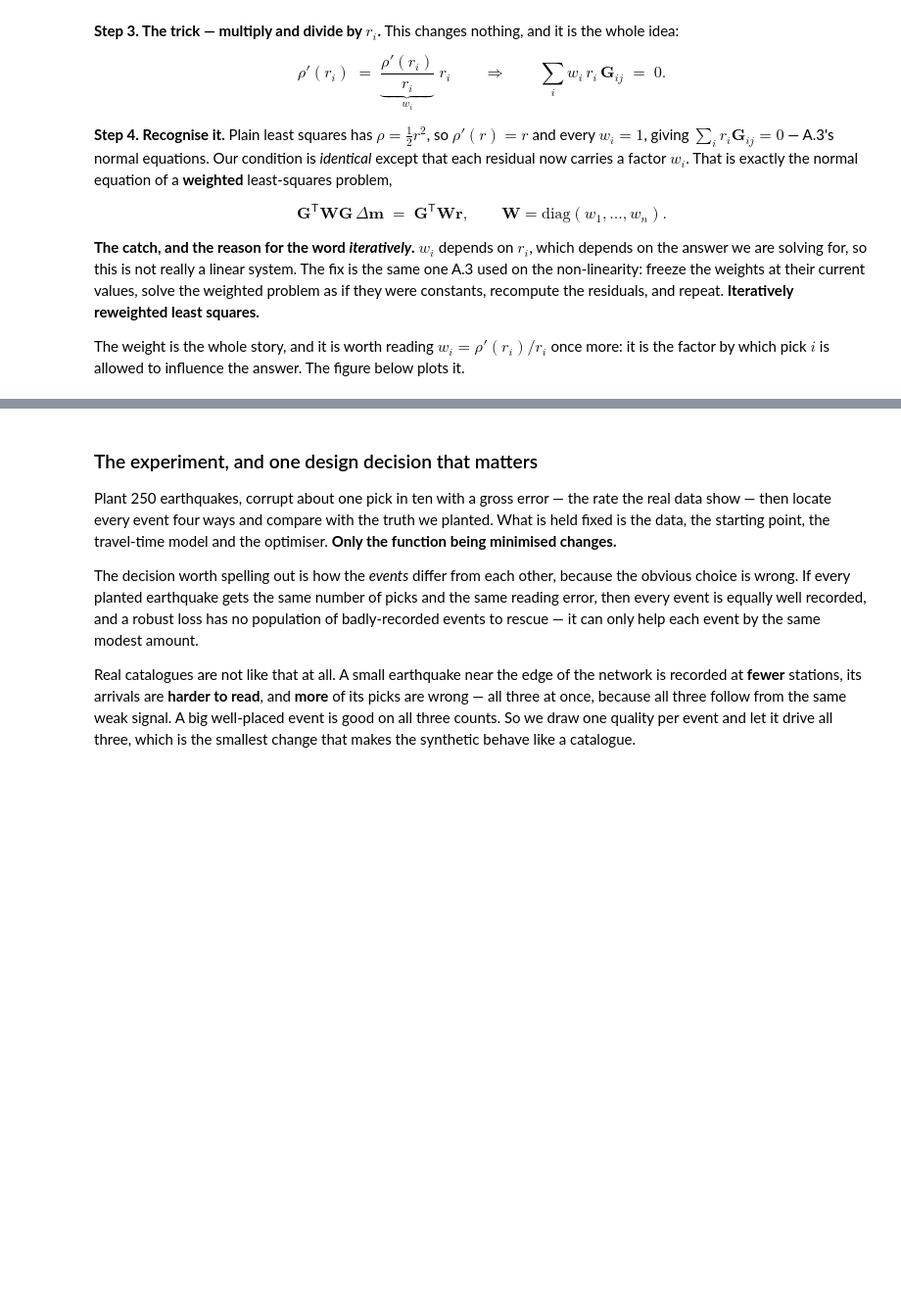
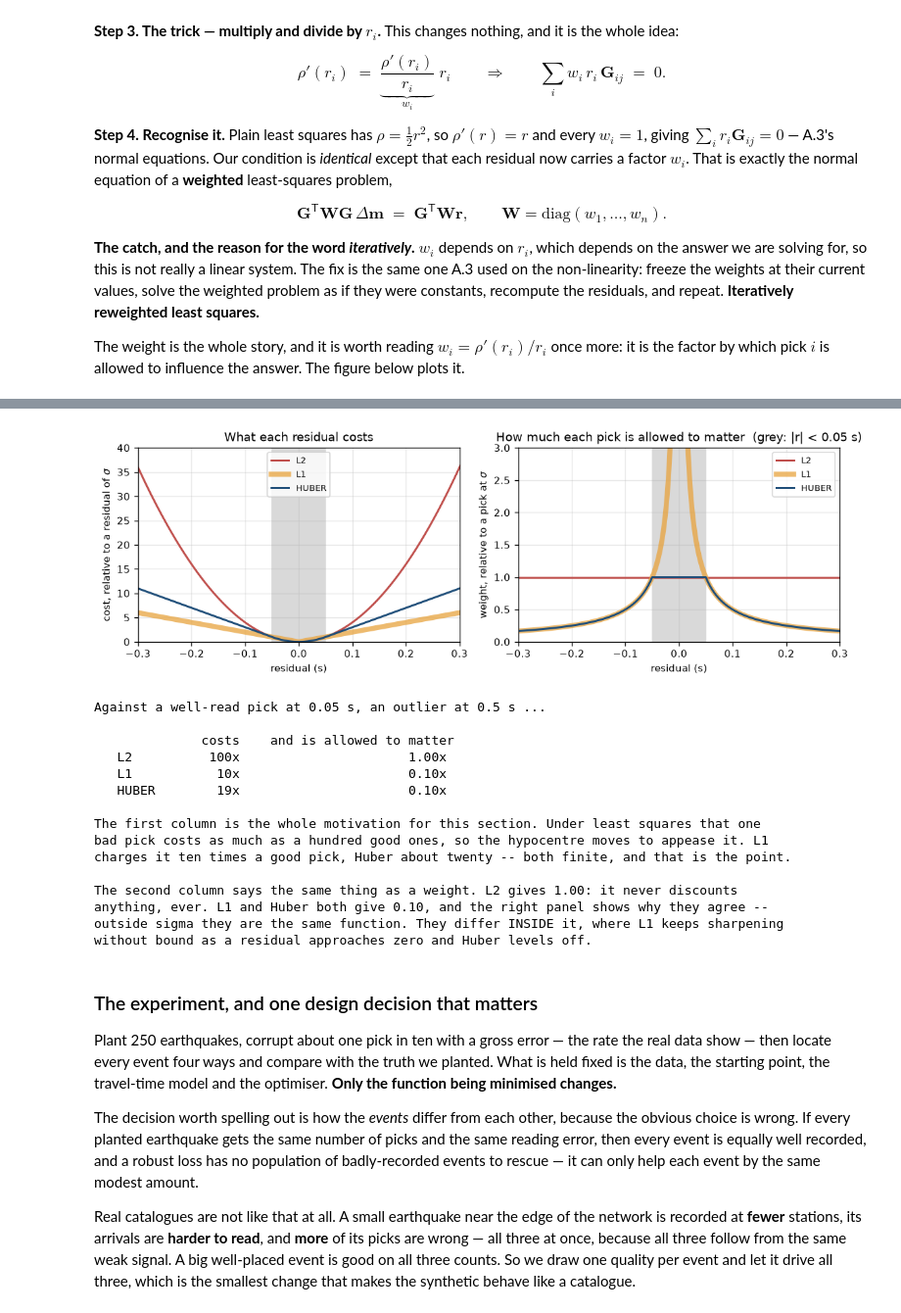
Before and after one commit to AI4EPS/EPS207_Observational_Seismology, a Jupyter notebook: docs/notebooks/02a_location_method.ipynb, the cells around one changed output, grey strips where cells are left out. Shown at 98% size. Drawn from its saved outputs; the diff is of its cells as text; code cells hidden in the pictures; blank space fills up the shorter version.

Commit message:
Session 2 Part A: rebuild with the corrected loss figure

```diff
--- a/docs/notebooks/02a_location_method.ipynb
+++ b/docs/notebooks/02a_location_method.ipynb
@@ -1176,3 +1137,71 @@ L1 and Huber agree outside sigma; they differ INSIDE it, where L1 keeps sharpeni
+# %%
+r = np.linspace(-0.6, 0.6, 601)
+# Huber's one free parameter: the residual at which a pick stops being "normal" and starts being
+# an outlier. The rule of thumb is one to two times the reading error, and the sweep at the end
+# of A.7 checks it. Our planted picks are read to about 0.03 s, so:
+SIGMA = 0.05
+# A penalty and an IRLS weight are both defined only up to an overall constant: multiplying
+# every pick's cost by the same factor moves nothing. Comparing the raw curves is therefore
+# meaningless -- and worse, misleading, because the arbitrary constants differ per loss. So each
+# curve is divided by its own value at |r| = sigma. All three then pass through the same point
+# and the comparison is about SHAPE, which is the only thing that actually differs.
+fig, ax = plt.subplots(1, 2, figsize=(9.6, 3.3))
+# L1 is drawn as a wide translucent band because outside sigma it and Huber are the SAME
+# function: a single-width line would put one exactly on top of the other and one of them would
+# simply be invisible. The band makes the agreement, and where it ends, something you can see.
+for kind, c, lw, al in (("l2", "#c0504d", 1.8, 1.0), ("l1", "#e8a33d", 4.5, 0.75),
+                        ("huber", "#1f4e79", 1.8, 1.0)):
+    rho_s = float(gl.rho(np.array([SIGMA]), kind, SIGMA)[0])
+    w_s = float(gl.weights(np.array([SIGMA]), kind, SIGMA)[0])
+    ax[0].plot(r, gl.rho(r, kind, SIGMA) / rho_s, c=c, lw=lw, alpha=al, label=kind.upper())
+    ax[1].plot(r, gl.weights(r, kind, SIGMA) / w_s, c=c, lw=lw, alpha=al, label=kind.upper())
+for a in ax:
+    a.axvspan(-SIGMA, SIGMA, color="0.85", zorder=0)
+    a.set_xlim(-6 * SIGMA, 6 * SIGMA)
+ax[0].set(xlabel="residual (s)", ylim=(0, 40),
+          ylabel=r"cost, relative to a residual of $\sigma$",
+          title="What each residual costs")
+ax[1].set(xlabel="residual (s)", ylim=(0, 3.0),
+          ylabel=r"weight, relative to a pick at $\sigma$",
+          title=f"How much each pick is allowed to matter  (grey: |r| < {SIGMA} s)")
+ax[0].legend(fontsize=8); ax[1].legend(fontsize=8, loc="upper right")
+fig.tight_layout()
+plt.show()
+
+# Costs and weights are each meaningful only as ratios, so ask each loss about itself: what does
+# an outlier ten sigma out cost, and how much is it allowed to matter, next to a good pick at one
+# sigma? Those two questions are the left and right panels, as single numbers.
+pair = np.array([SIGMA, 10 * SIGMA])
+print(f"Against a well-read pick at {SIGMA:.2f} s, an outlier at {10 * SIGMA:.1f} s ...\n")
+print(f"   {'':6}{'costs':>10}{'and is allowed to matter':>28}")
+for kind in ("l2", "l1", "huber"):
+    c = gl.rho(pair, kind, SIGMA)
+    w = gl.weights(pair, kind, SIGMA)
+    print(f"   {kind.upper():6}{c[1] / c[0]:9.0f}x{w[1] / w[0]:26.2f}x")
+print("\nThe first column is the whole motivation for this section. Under least squares that one")
+print("bad pick costs as much as a hundred good ones, so the hypocentre moves to appease it. L1")
+print("charges it ten times a good pick, Huber about twenty -- both finite, and that is the point.")
+print("\nThe second column says the same thing as a weight. L2 gives 1.00: it never discounts")
+print("anything, ever. L1 and Huber both give 0.10, and the right panel shows why they agree --")
+print("outside sigma they are the same function. They differ INSIDE it, where L1 keeps sharpening")
+print("without bound as a residual approaches zero and Huber levels off.")
+# %% [output]
+[figure, added]
+Against a well-read pick at 0.05 s, an outlier at 0.5 s ...
+
+              costs    and is allowed to matter
+   L2          100x                      1.00x
+   L1           10x                      0.10x
+   HUBER        19x                      0.10x
+
+The first column is the whole motivation for this section. Under least squares that one
+bad pick costs as much as a hundred good ones, so the hypocentre moves to appease it. L1
+charges it ten times a good pick, Huber about twenty -- both finite, and that is the point.
+
+The second column says the same thing as a weight. L2 gives 1.00: it never discounts
+anything, ever. L1 and Huber both give 0.10, and the right panel shows why they agree --
+outside sigma they are the same function. They differ INSIDE it, where L1 keeps sharpening
+without bound as a residual approaches zero and Huber levels off.
 # %% [markdown]
 ### The experiment, and one design decision that matters
 
```
Also changed, not shown: parts of 2 cells of this notebook.
